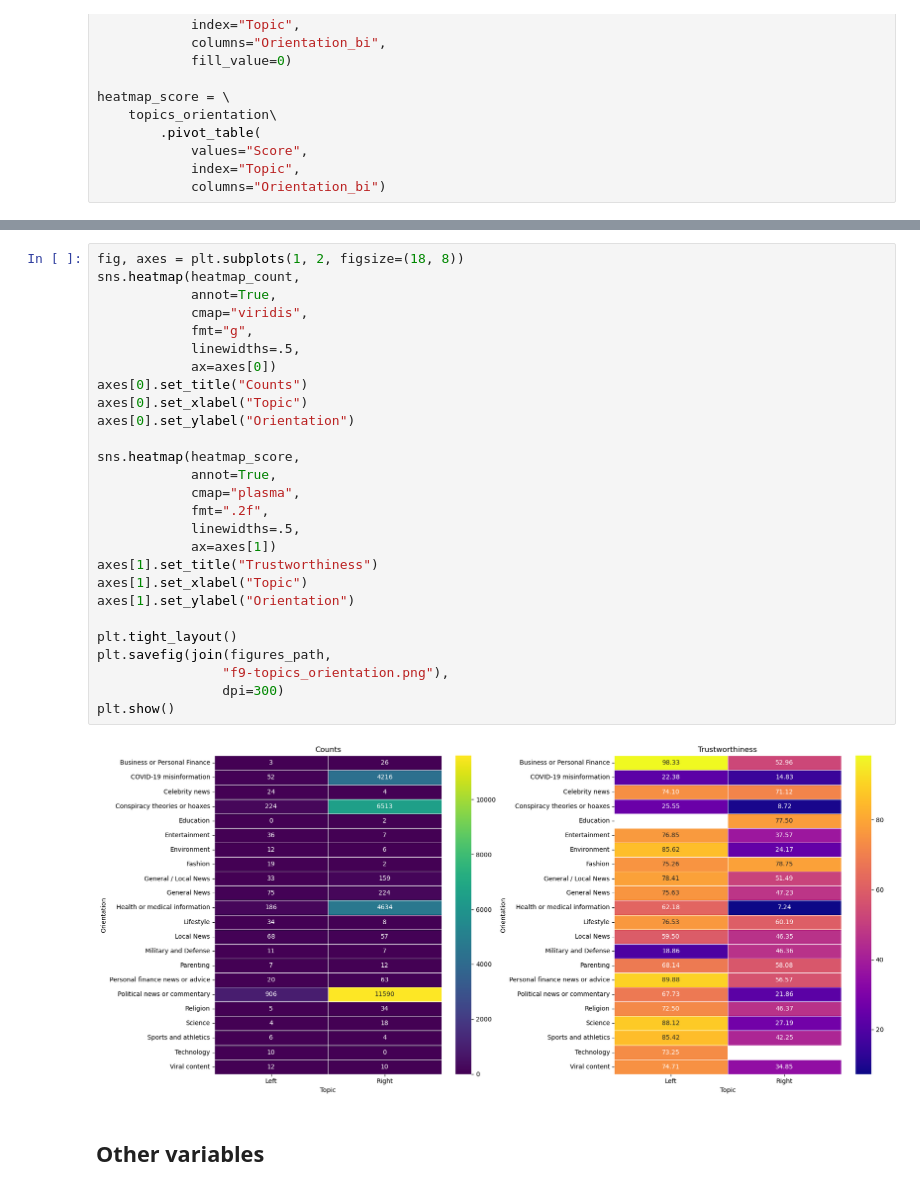
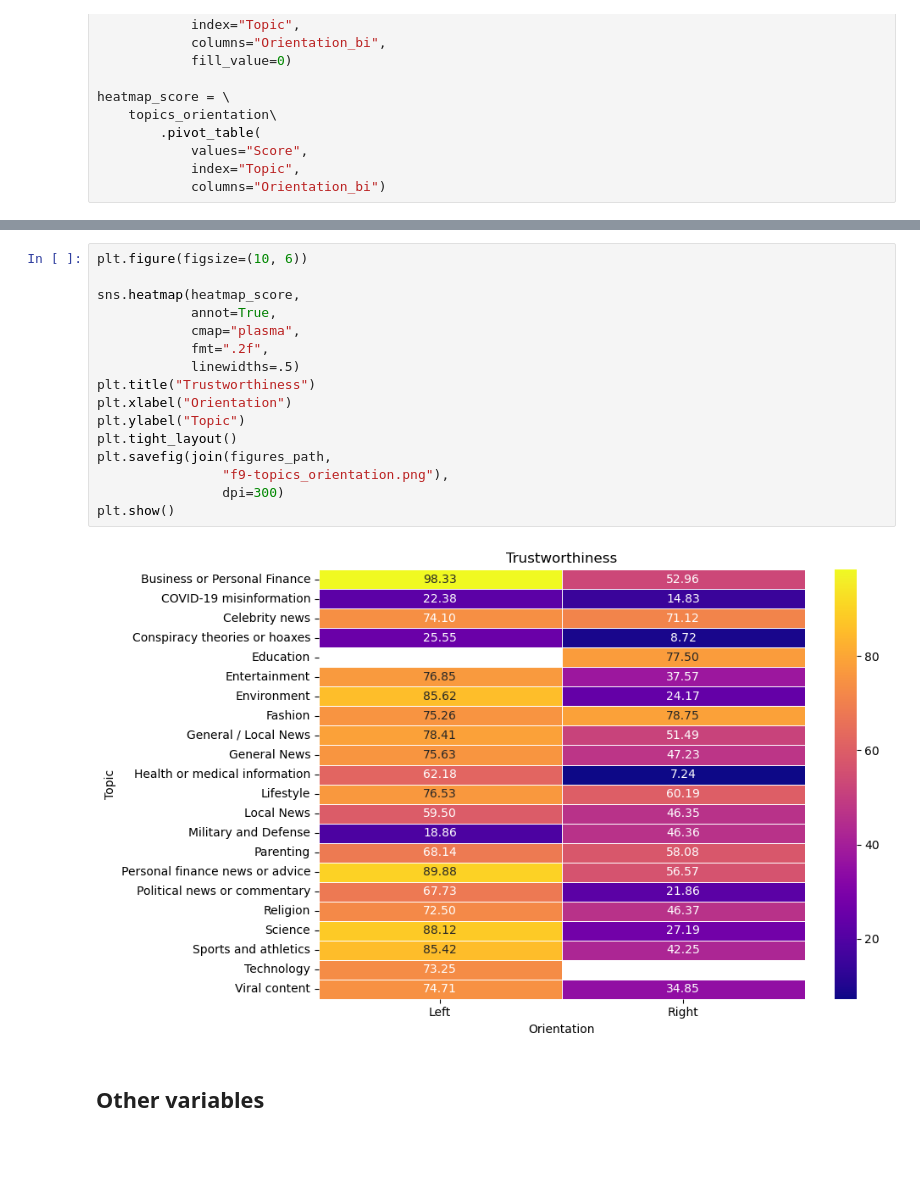
Before and after one commit to julaluehring/newsguard-review-analysis, a Jupyter notebook: 02-describe_newsguard.ipynb, the cells around one changed output, grey strips where cells are left out. Cells and saved outputs as stored; diff of their text form; blank space fills up the shorter version.

```diff
--- a/02-describe_newsguard.ipynb
+++ b/02-describe_newsguard.ipynb
@@ -2107,32 +2310,21 @@ heatmap_score = \
 # %%
-fig, axes = plt.subplots(1, 2, figsize=(18, 8))
-sns.heatmap(heatmap_count,
-            annot=True,
-            cmap="viridis",
-            fmt="g",
-            linewidths=.5,
-            ax=axes[0])
-axes[0].set_title("Counts")
-axes[0].set_xlabel("Topic")
-axes[0].set_ylabel("Orientation")
+plt.figure(figsize=(10, 6))
 
 sns.heatmap(heatmap_score,
             annot=True,
             cmap="plasma",
             fmt=".2f",
-            linewidths=.5,
-            ax=axes[1])
-axes[1].set_title("Trustworthiness")
-axes[1].set_xlabel("Topic")
-axes[1].set_ylabel("Orientation")
-
+            linewidths=.5)
+plt.title("Trustworthiness")
+plt.xlabel("Orientation")
+plt.ylabel("Topic")
 plt.tight_layout()
 plt.savefig(join(figures_path,
                 "f9-topics_orientation.png"),
                 dpi=300)
 plt.show()
 # %% [output]
-[figure, old version]
+[figure, new version]
 # %% [markdown]
 ## Other variables
 # %%
```
Also changed, not shown: parts of 20 cells of this notebook.
